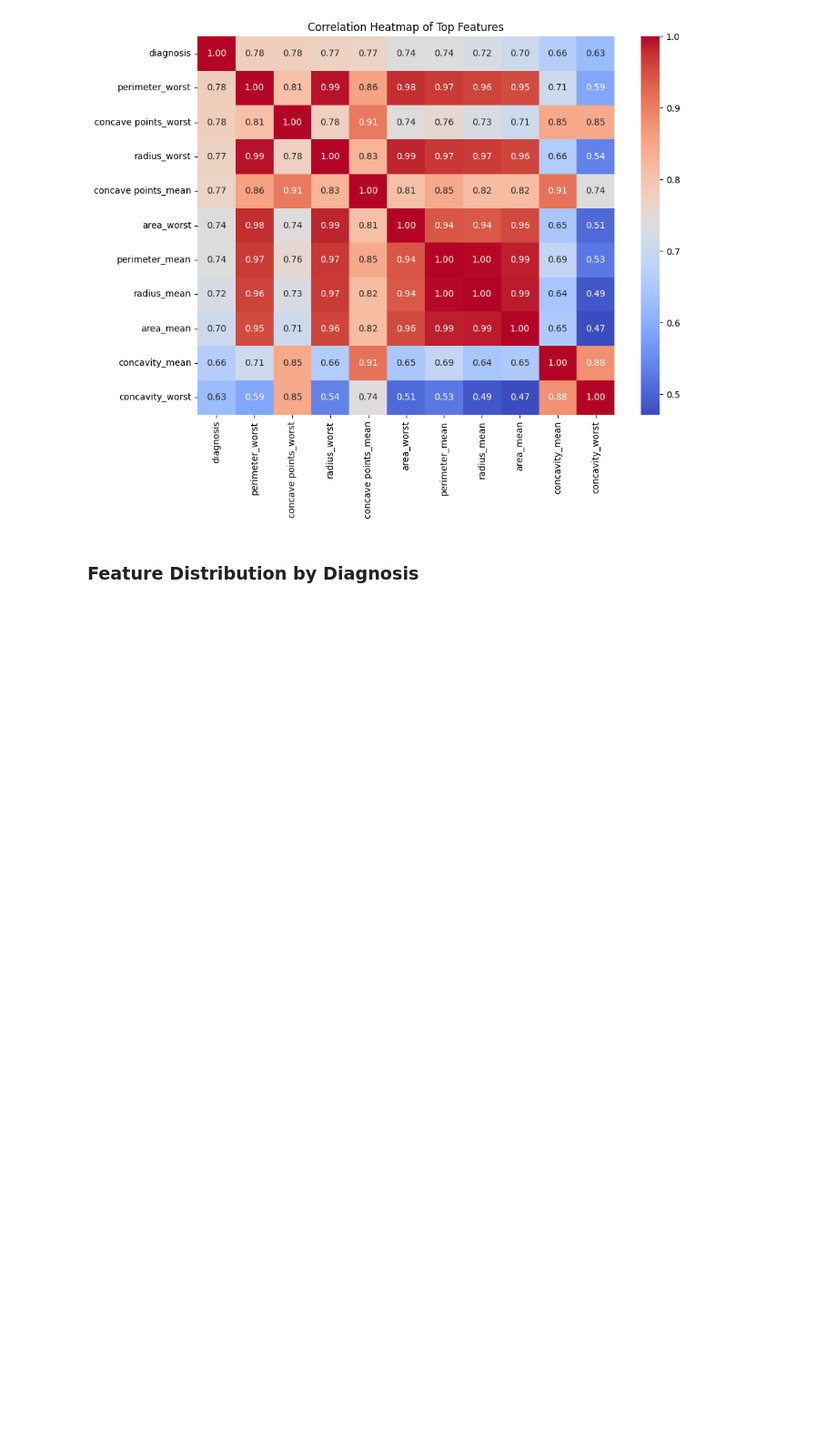
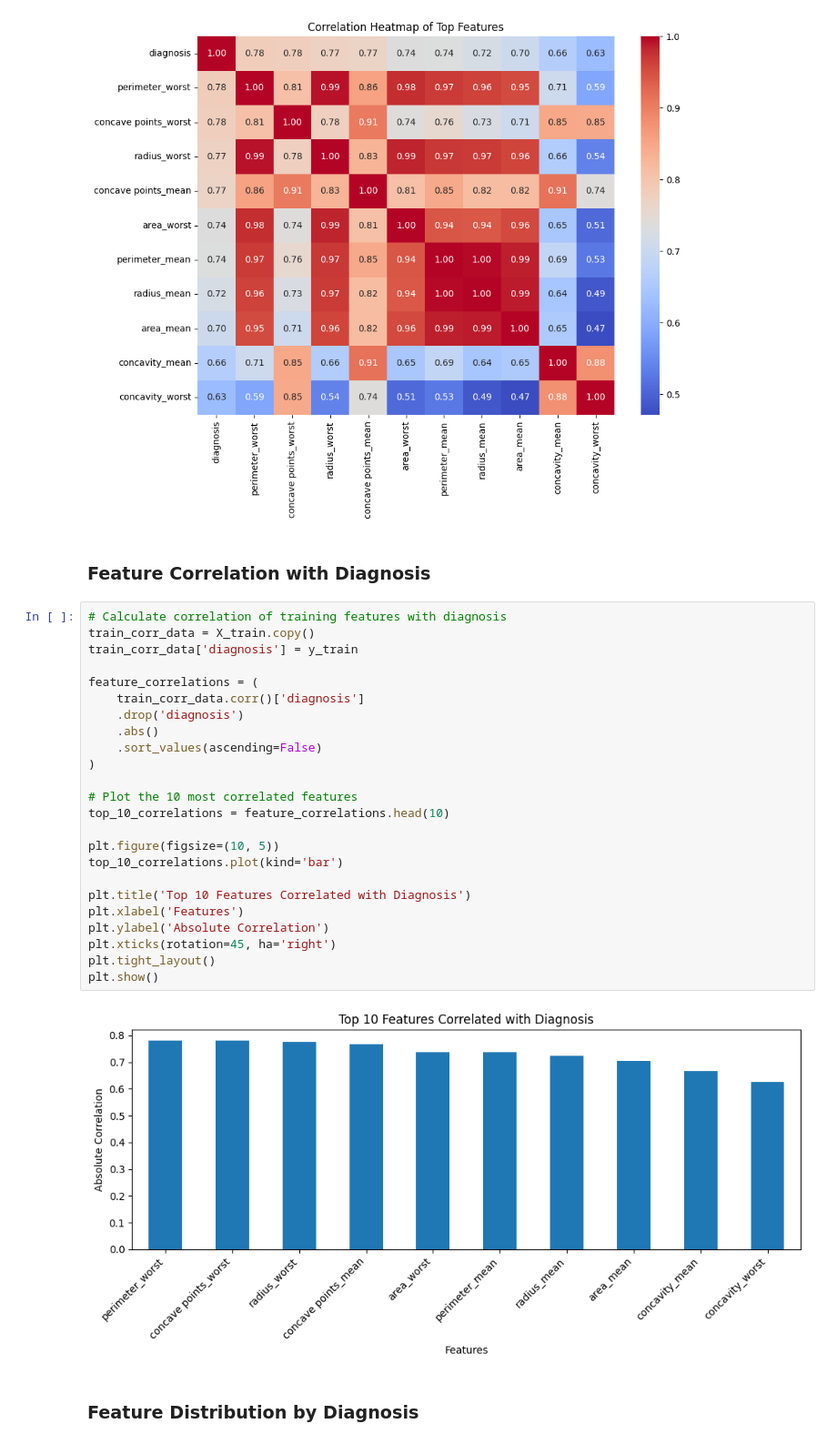
Before and after one commit to nimasha20020207/DL_Assignment_Y4S1, a Jupyter notebook: IT23322912.ipynb, the cells around one changed output. Shown at 91% size. Saved outputs shown, nothing was run; the diff lists cells and outputs as text; blank space fills up the shorter version.

```diff
--- a/IT23322912.ipynb
+++ b/IT23322912.ipynb
@@ -277,6 +277,34 @@ plt.tight_layout()
 plt.show()
 # %% [output]
 [figure]
+# %% [markdown]
+### Feature Correlation with Diagnosis
+# %%
+# Calculate correlation of training features with diagnosis
+train_corr_data = X_train.copy()
+train_corr_data['diagnosis'] = y_train
+
+feature_correlations = (
+    train_corr_data.corr()['diagnosis']
+    .drop('diagnosis')
+    .abs()
+    .sort_values(ascending=False)
+)
+
+# Plot the 10 most correlated features
+top_10_correlations = feature_correlations.head(10)
+
+plt.figure(figsize=(10, 5))
+top_10_correlations.plot(kind='bar')
+
+plt.title('Top 10 Features Correlated with Diagnosis')
+plt.xlabel('Features')
+plt.ylabel('Absolute Correlation')
+plt.xticks(rotation=45, ha='right')
+plt.tight_layout()
+plt.show()
+# %% [output]
+[figure, added]
 # %% [markdown]
 ### Feature Distribution by Diagnosis
 # %%
```
Also changed, not shown: parts of 2 cells of this notebook.
